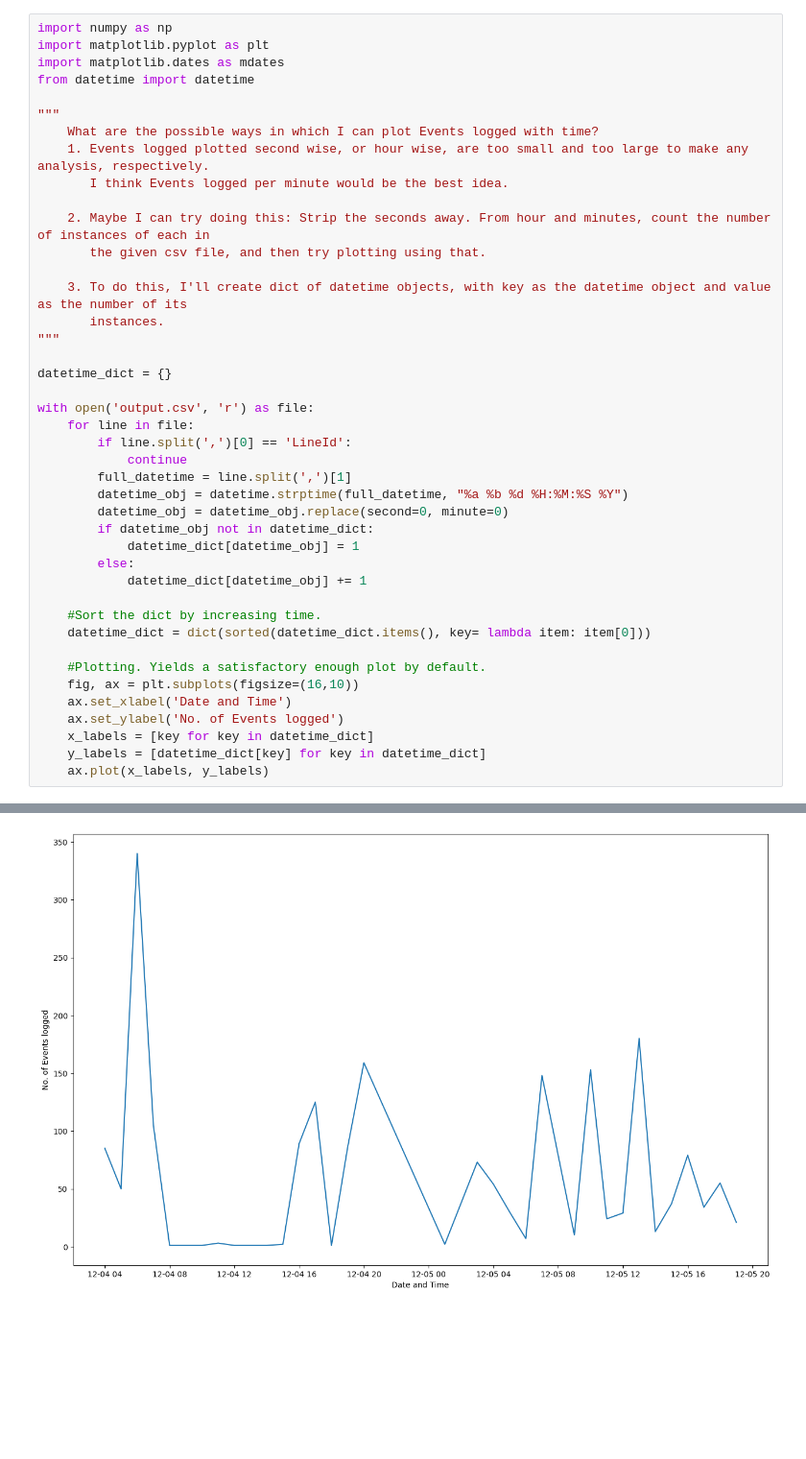
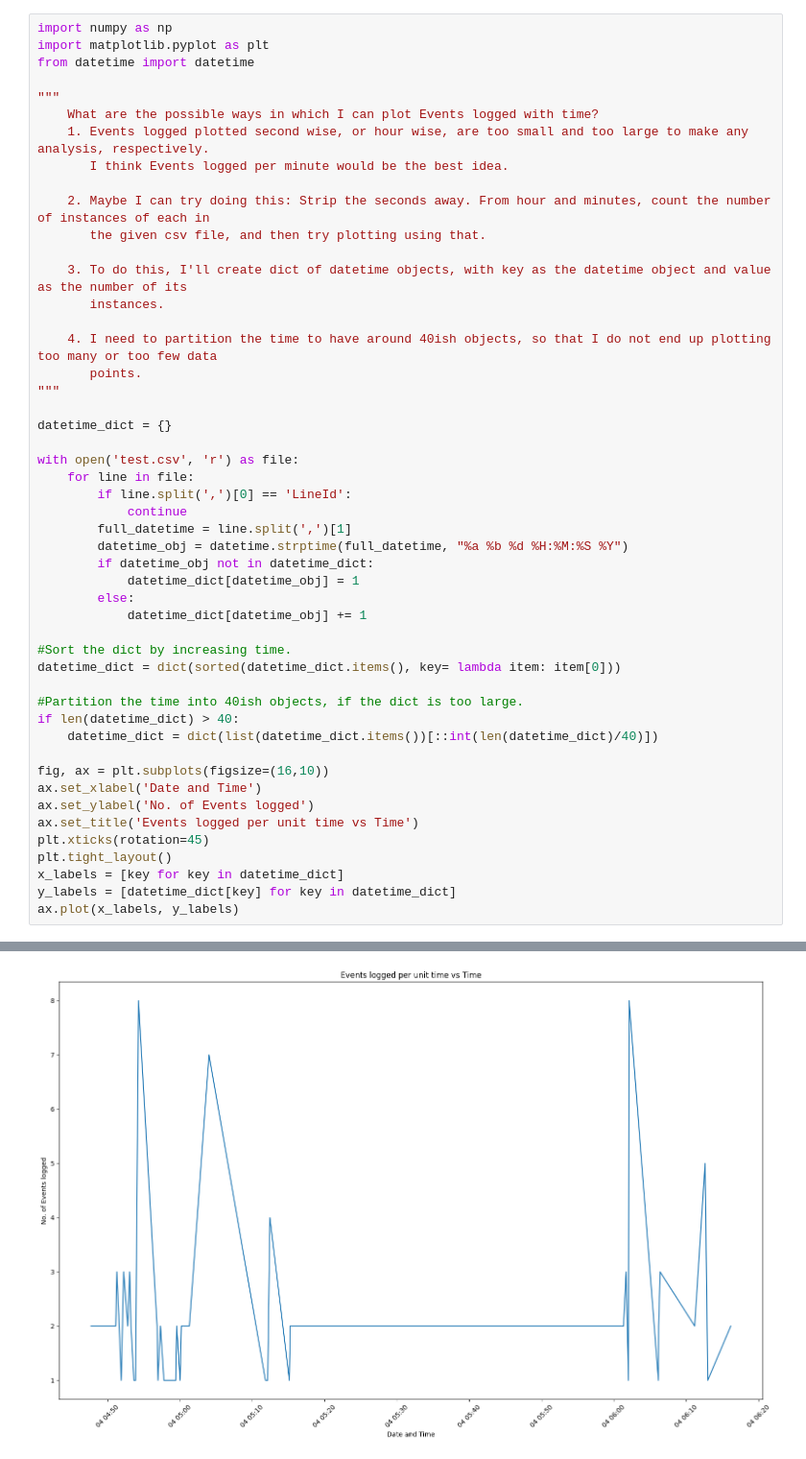
Before and after one commit to Bipin2005-dev/ProLogger, a Jupyter notebook: plotter.ipynb, the cells around one changed output, grey strips where cells are left out. Shown at 96% size. Drawn from its saved outputs; the diff is of its cells as text; blank space fills up the shorter version.

Commit message:
A beautiful line plot! Completed

```diff
--- a/plotter.ipynb
+++ b/plotter.ipynb
@@ -1,7 +1,6 @@
 # %%
 import numpy as np
 import matplotlib.pyplot as plt
-import matplotlib.dates as mdates
 from datetime import datetime
 
 """
@@ -14,30 +13,38 @@ from datetime import datetime
 
     3. To do this, I'll create dict of datetime objects, with key as the datetime object and value as the number of its
        instances.
+
+    4. I need to partition the time to have around 40ish objects, so that I do not end up plotting too many or too few data
+       points.
 """
 
 datetime_dict = {}
 
-with open('output.csv', 'r') as file:
+with open('test.csv', 'r') as file:
     for line in file:
         if line.split(',')[0] == 'LineId':
             continue
         full_datetime = line.split(',')[1]
         datetime_obj = datetime.strptime(full_datetime, "%a %b %d %H:%M:%S %Y")
-        datetime_obj = datetime_obj.replace(second=0, minute=0)
         if datetime_obj not in datetime_dict:
             datetime_dict[datetime_obj] = 1
         else:
             datetime_dict[datetime_obj] += 1
 
-    #Sort the dict by increasing time.
-    datetime_dict = dict(sorted(datetime_dict.items(), key= lambda item: item[0]))
+#Sort the dict by increasing time.
+datetime_dict = dict(sorted(datetime_dict.items(), key= lambda item: item[0]))
 
-    #Plotting. Yields a satisfactory enough plot by default.
-    fig, ax = plt.subplots(figsize=(16,10))
-    ax.set_xlabel('Date and Time')
-    ax.set_ylabel('No. of Events logged')
-    x_labels = [key for key in datetime_dict]
-    y_labels = [datetime_dict[key] for key in datetime_dict]
-    ax.plot(x_labels, y_labels)
+#Partition the time into 40ish objects, if the dict is too large.
+if len(datetime_dict) > 40:
+    datetime_dict = dict(list(datetime_dict.items())[::int(len(datetime_dict)/40)])
+
+fig, ax = plt.subplots(figsize=(16,10))
+ax.set_xlabel('Date and Time')
+ax.set_ylabel('No. of Events logged')
+ax.set_title('Events logged per unit time vs Time')
+plt.xticks(rotation=45)
+plt.tight_layout()
+x_labels = [key for key in datetime_dict]
+y_labels = [datetime_dict[key] for key in datetime_dict]
+ax.plot(x_labels, y_labels)
 # %% [output]
@@ -44 +52 @@ with open('output.csv', 'r') as file:
-[figure, old version]
+[figure, new version]
```
Also changed, not shown: parts of 2 cells of this notebook, 1 other file.
